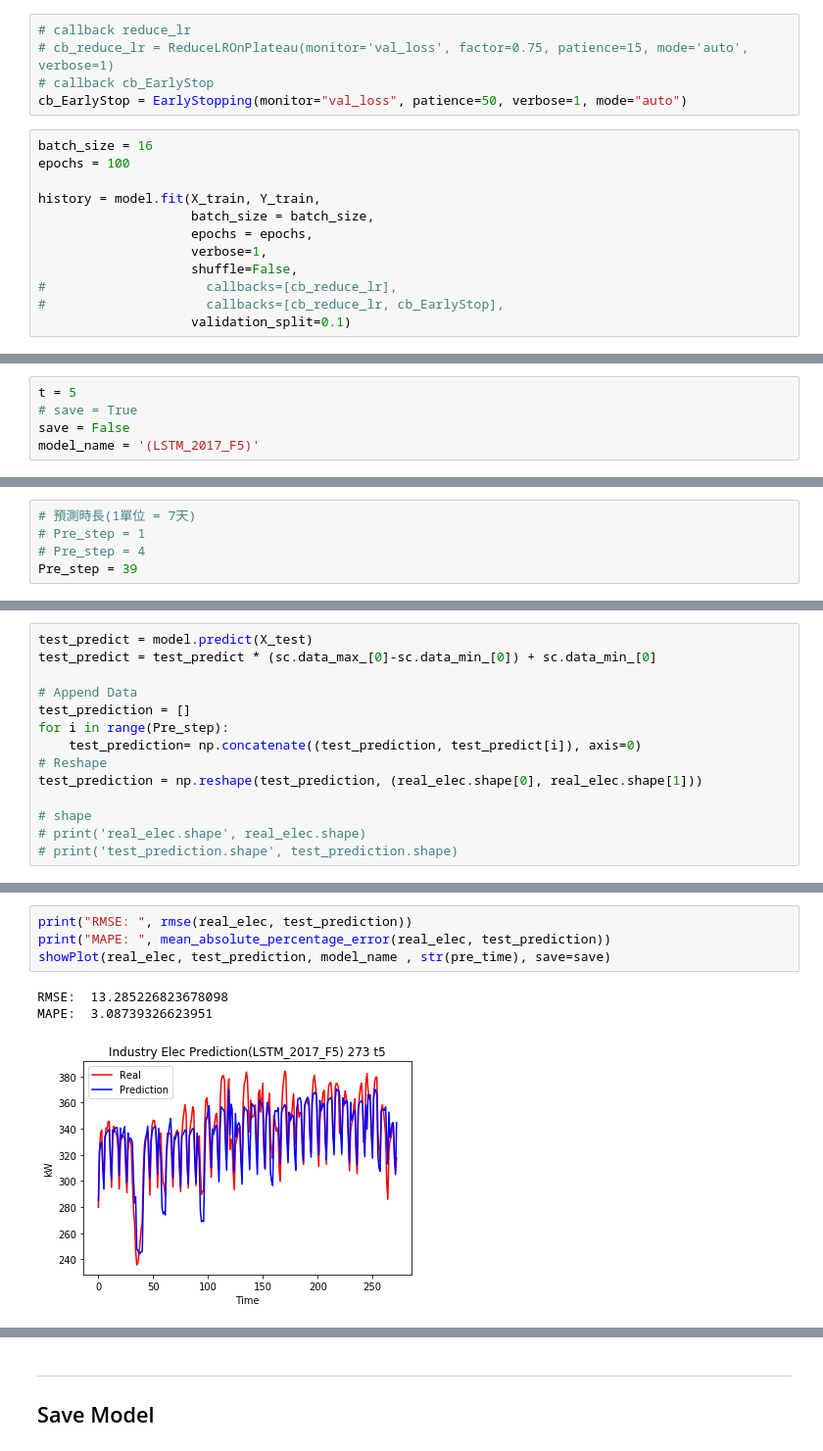
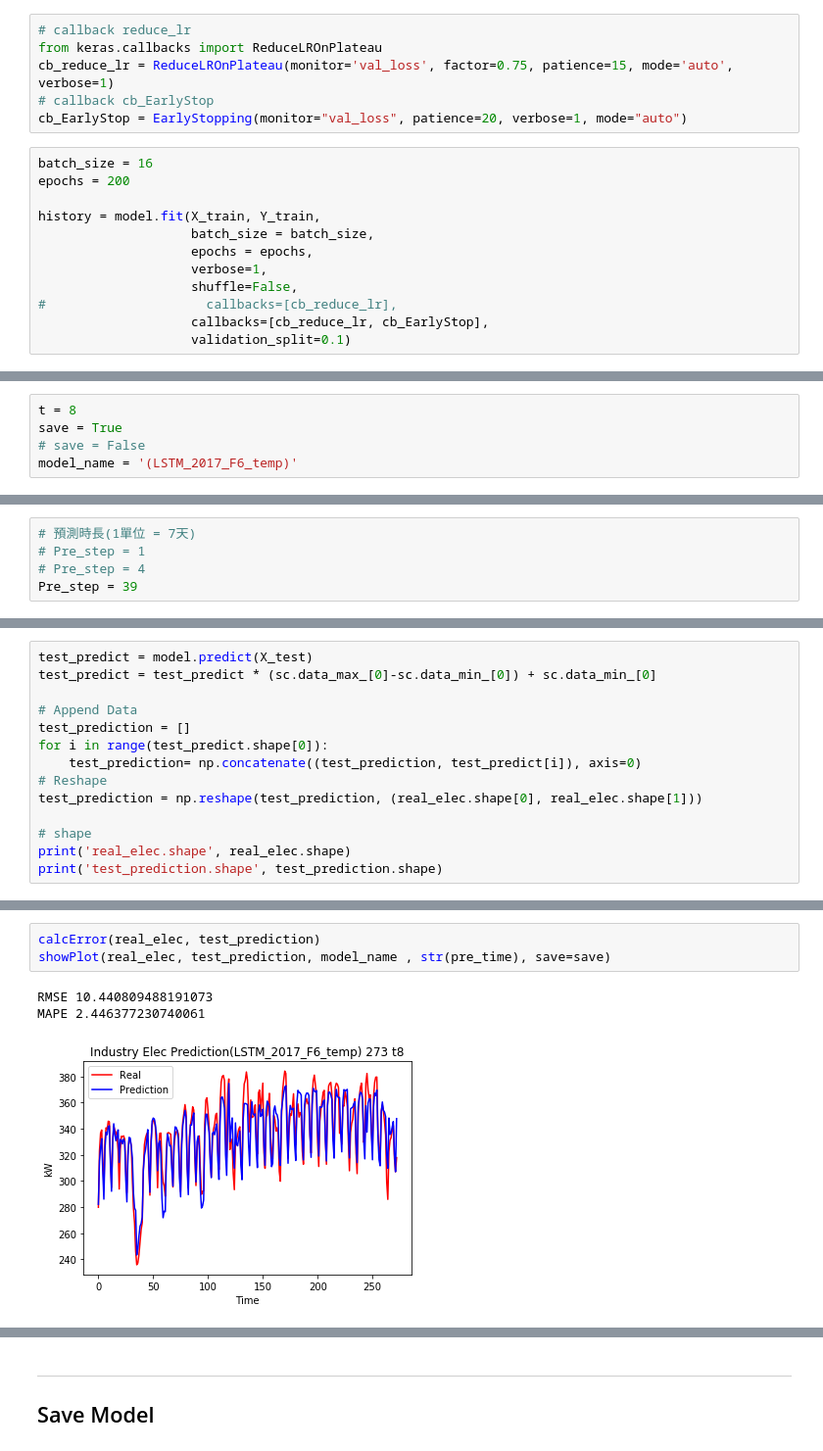
Before and after one commit to Chang-Siang/IndustryElec, a Jupyter notebook: IndustryElec (LSTM).ipynb, the cells around one changed output, grey strips where cells are left out. Shown at 98% size. Saved outputs shown, nothing was run; the diff lists cells and outputs as text.

```diff
--- a/IndustryElec (LSTM).ipynb
+++ b/IndustryElec (LSTM).ipynb
@@ -231,12 +243,13 @@ model.compile(optimizer = optimizer, loss = 'mean_squared_error')
 # model.compile(loss="mean_absolute_error", optimizer="adam",metrics=['mean_absolute_error'])
 # %%
 # callback reduce_lr
-# cb_reduce_lr = ReduceLROnPlateau(monitor='val_loss', factor=0.75, patience=15, mode='auto', verbose=1)
+from keras.callbacks import ReduceLROnPlateau
+cb_reduce_lr = ReduceLROnPlateau(monitor='val_loss', factor=0.75, patience=15, mode='auto', verbose=1)
 # callback cb_EarlyStop
-cb_EarlyStop = EarlyStopping(monitor="val_loss", patience=50, verbose=1, mode="auto")
+cb_EarlyStop = EarlyStopping(monitor="val_loss", patience=20, verbose=1, mode="auto")
 # %%
 batch_size = 16
-epochs = 100
+epochs = 200
 
 history = model.fit(X_train, Y_train,
                     batch_size = batch_size,
@@ -244,7 +257,7 @@ history = model.fit(X_train, Y_train,
                     verbose=1,
                     shuffle=False,
 #                     callbacks=[cb_reduce_lr],
-#                     callbacks=[cb_reduce_lr, cb_EarlyStop],
+                    callbacks=[cb_reduce_lr, cb_EarlyStop],
                     validation_split=0.1)
 # %% [output]
 Train on 644 samples, validate on 72 samples
@@ -275,10 +288,10 @@ plt.show()
 ---
 ## Time
 # %%
-t = 5
-# save = True
-save = False
-model_name = '(LSTM_2017_F5)'
+t = 8
+save = True
+# save = False
+model_name = '(LSTM_2017_F6_temp)'
 # %% [markdown]
 ---
 ## Load Model
@@ -349,11 +361,11 @@ test_predict = test_predict * (sc.data_max_[0]-sc.data_min_[0]) + sc.data_min_[0
 
 # Append Data
 test_prediction = []
-for i in range(Pre_step):
+for i in range(test_predict.shape[0]):
     test_prediction= np.concatenate((test_prediction, test_predict[i]), axis=0)
 # Reshape
 test_prediction = np.reshape(test_prediction, (real_elec.shape[0], real_elec.shape[1]))
 
 # shape
-# print('real_elec.shape', real_elec.shape)
-# print('test_prediction.shape', test_prediction.shape)
+print('real_elec.shape', real_elec.shape)
+print('test_prediction.shape', test_prediction.shape)
@@ -360,8 +375,7 @@ test_prediction = np.reshape(test_prediction, (real_elec.shape[0], real_elec.sha
 # %%
-print("RMSE: ", rmse(real_elec, test_prediction))
-print("MAPE: ", mean_absolute_percentage_error(real_elec, test_prediction))
+calcError(real_elec, test_prediction)
 showPlot(real_elec, test_prediction, model_name , str(pre_time), save=save)
 # %% [output]
-RMSE:  13.285226823678098
-MAPE:  3.08739326623951
+RMSE 10.440809488191073
+MAPE 2.446377230740061
-[figure, old version]
+[figure, new version]
```
Also changed, not shown: parts of 15 cells of this notebook.
